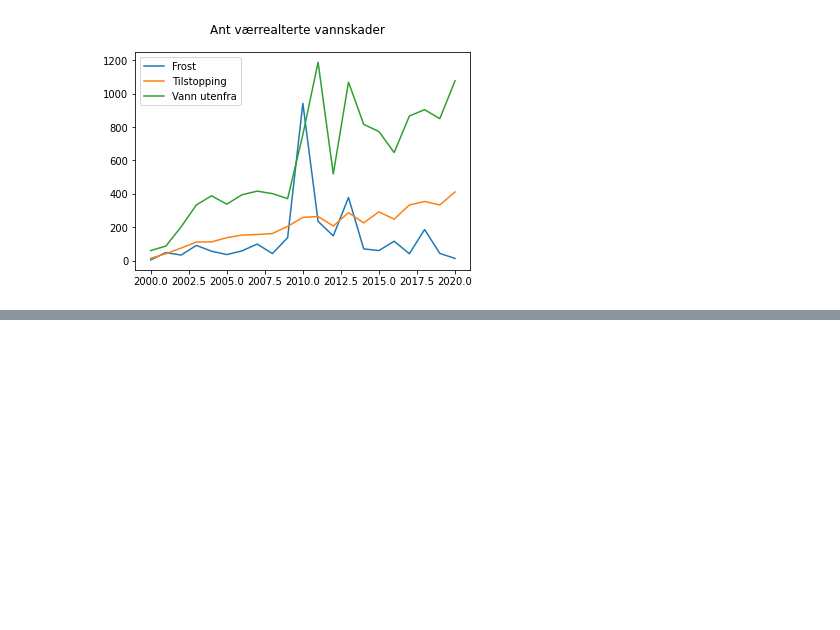
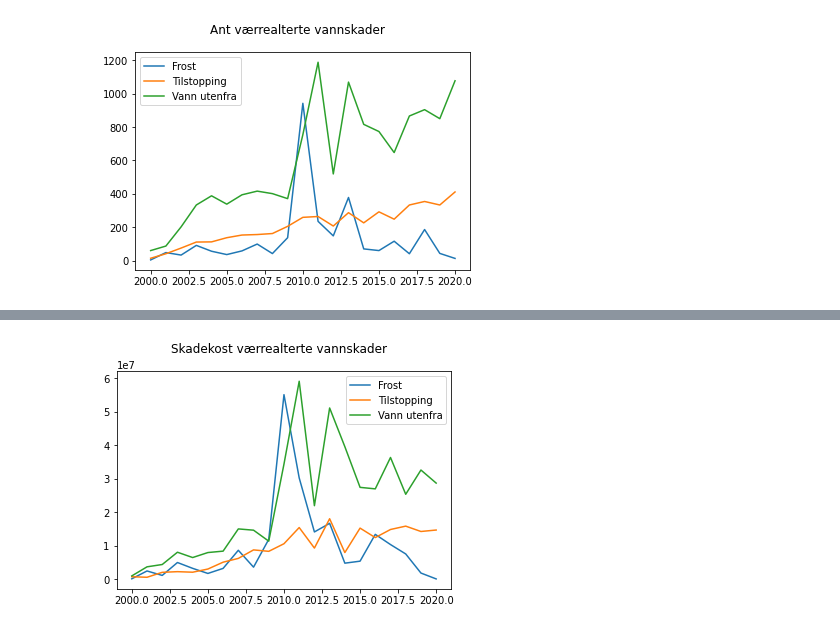
Before and after one commit to eirikngard/Eika, a Jupyter notebook: Count_vannskade.ipynb, the cells around one changed output, grey strips where cells are left out. Drawn from its saved outputs; the diff is of its cells as text; code cells hidden in the pictures; blank space fills up the shorter version.

```diff
--- a/Count_vannskade.ipynb
+++ b/Count_vannskade.ipynb
@@ -79,0 +88,4 @@ dt.to_excel("output_test.xlsx")
+# %%
+kol = ['år','årsak','skade']
+vær = pd.read_csv('fno_værrelatert_vannskade_2000-2020.csv',sep=',',skiprows=1,names=kol)
+vær
@@ -79,0 +106,12 @@ dt.to_excel("output_test.xlsx")
+# %%
+#summere skader
+dtt = pd.DataFrame(columns=['Vann utenfra','Frost','Tilstopping'])
+cols = ['Frost', 'Tilstopping','Vann utenfra']
+år = np.arange(2000,2021,1)
+for i in cols:
+  årlig = []
+  for j in år:
+    df = vær.loc[(vær['årsak']==i) & (vær['år']==j)]['skade'].sum()
+    årlig.append(df)
+  #sum_list.append(årlig)
+  dtt[str(i)] = årlig
@@ -79,0 +120,9 @@ dt.to_excel("output_test.xlsx")
+# %%
+fig,ax = plt.subplots()
+fig.suptitle('Skadekost værrealterte vannskader')
+for i,j in enumerate(cols):
+  ax.plot(år,dtt[cols[i]],label=cols[i])
+plt.legend()
+plt.show()
+# %% [output]
+[figure, added]
```
Also changed, not shown: parts of 11 cells of this notebook.
